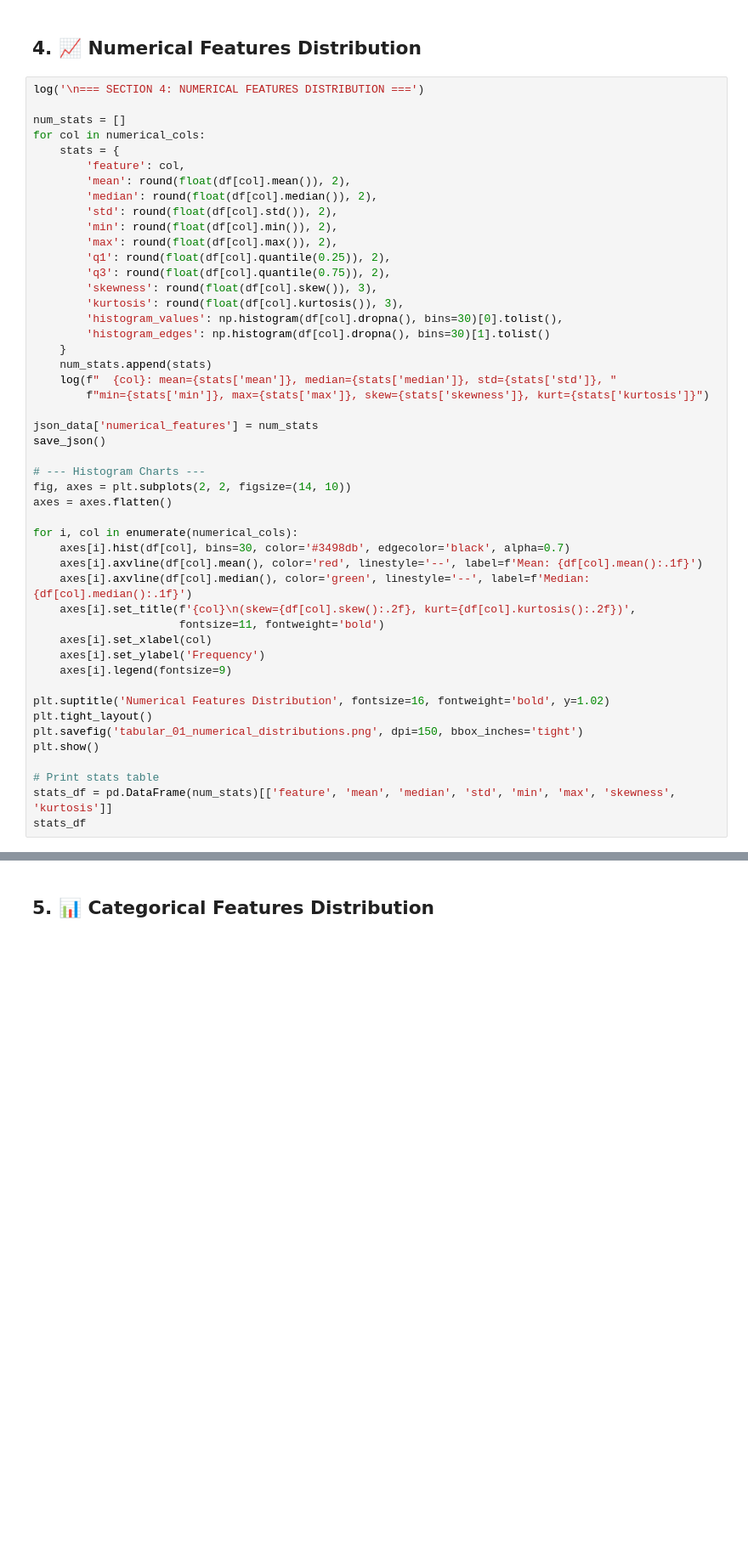
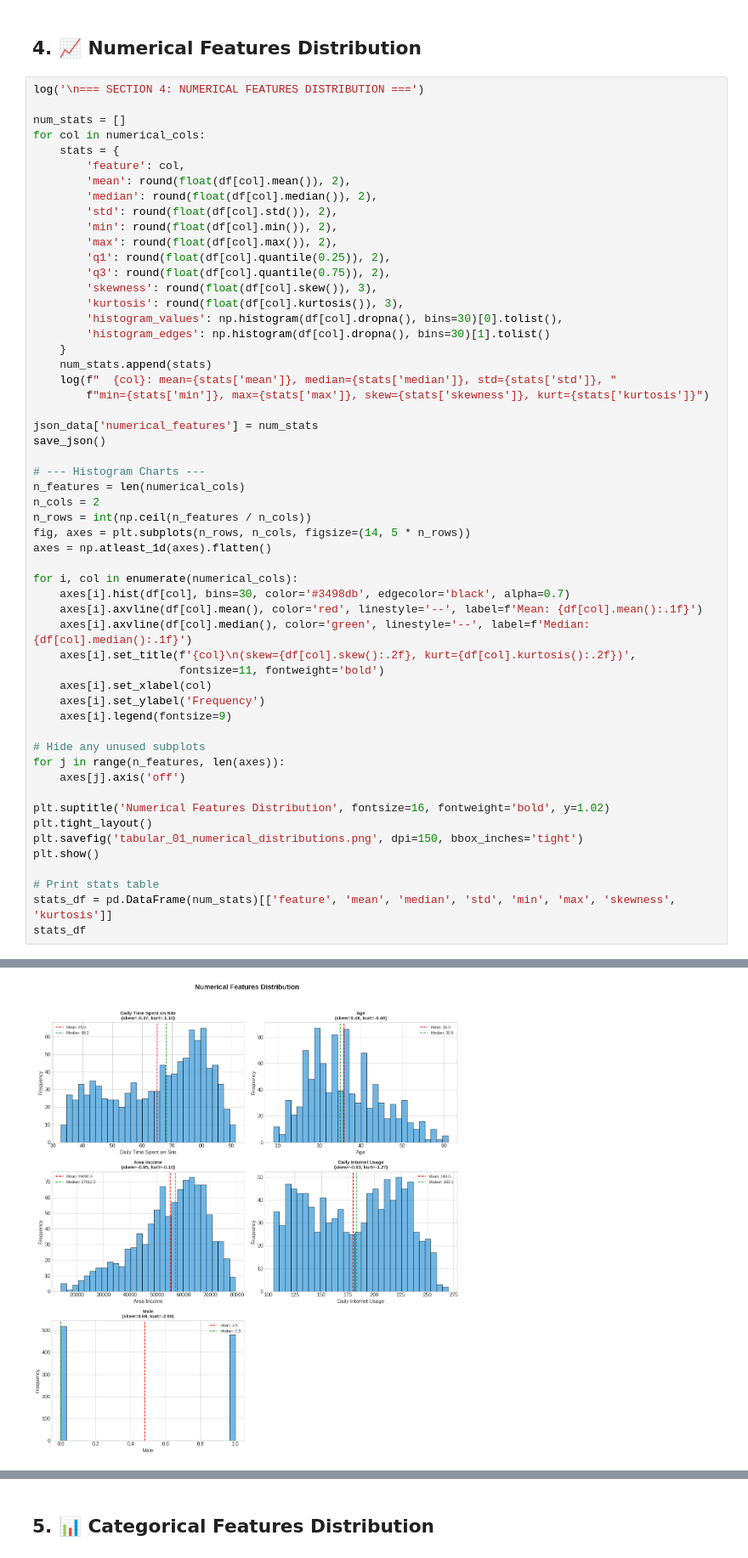
Before and after one commit to hoang-nguyenthe/Programming-for-AI-DataScience, a Jupyter notebook: eda_tabular.ipynb, the cells around one changed output, grey strips where cells are left out. Shown at 85% size. Drawn from its saved outputs; the diff is of its cells as text; blank space fills up the shorter version.

```diff
--- a/eda_tabular.ipynb
+++ b/eda_tabular.ipynb
@@ -199,8 +241,11 @@ json_data['numerical_features'] = num_stats
 save_json()
 
 # --- Histogram Charts ---
-fig, axes = plt.subplots(2, 2, figsize=(14, 10))
-axes = axes.flatten()
+n_features = len(numerical_cols)
+n_cols = 2
+n_rows = int(np.ceil(n_features / n_cols))
+fig, axes = plt.subplots(n_rows, n_cols, figsize=(14, 5 * n_rows))
+axes = np.atleast_1d(axes).flatten()
 
 for i, col in enumerate(numerical_cols):
     axes[i].hist(df[col], bins=30, color='#3498db', edgecolor='black', alpha=0.7)
@@ -212,6 +257,10 @@ for i, col in enumerate(numerical_cols):
     axes[i].set_ylabel('Frequency')
     axes[i].legend(fontsize=9)
 
+# Hide any unused subplots
+for j in range(n_features, len(axes)):
+    axes[j].axis('off')
+
 plt.suptitle('Numerical Features Distribution', fontsize=16, fontweight='bold', y=1.02)
 plt.tight_layout()
 plt.savefig('tabular_01_numerical_distributions.png', dpi=150, bbox_inches='tight')
@@ -220,3 +269,4 @@ plt.show()
 # Print stats table
 stats_df = pd.DataFrame(num_stats)[['feature', 'mean', 'median', 'std', 'min', 'max', 'skewness', 'kurtosis']]
 stats_df
+# %% [output]
@@ -222,0 +279 @@ stats_df
+[figure, added]
```
Also changed, not shown: parts of 16 cells of this notebook, 30 other files.
